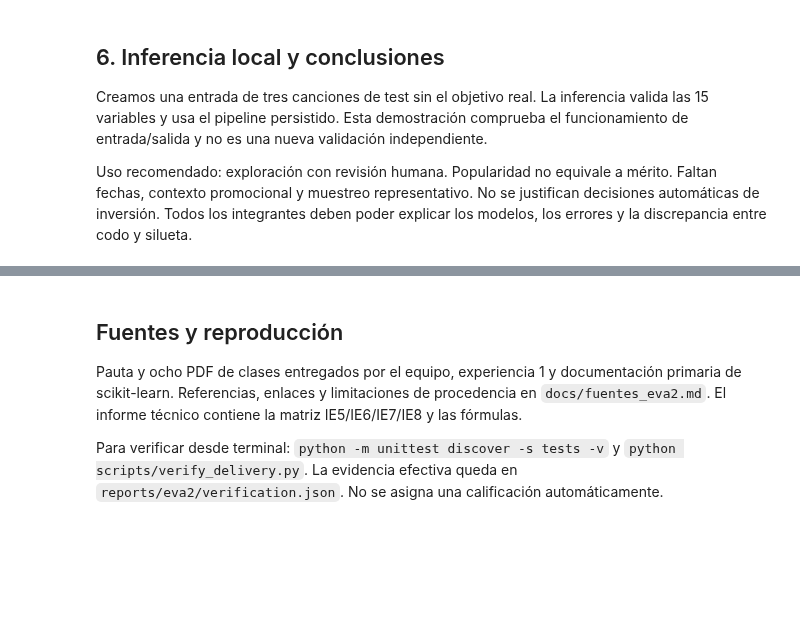
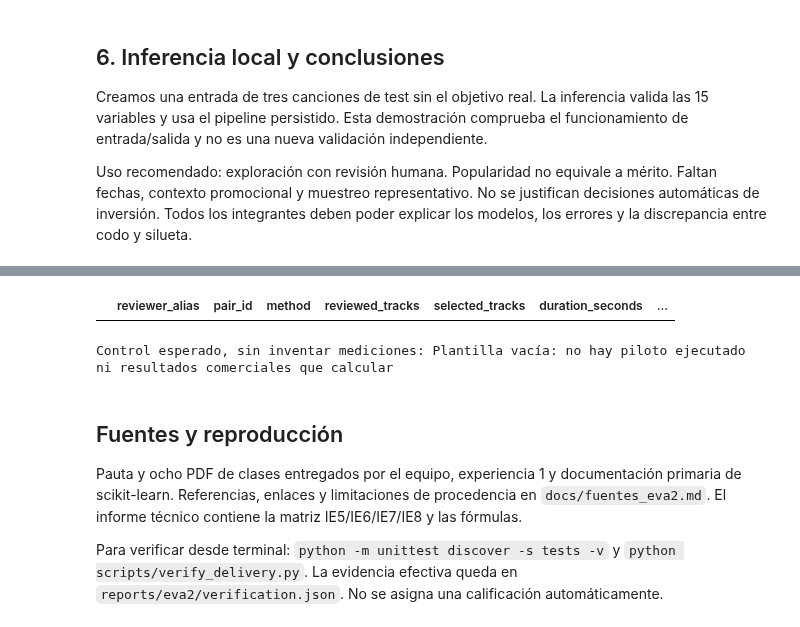
Before and after one commit to benjadiaz112/spotify-tracks-eda, a Jupyter notebook: notebooks/05_proyecto_completo_eva2.ipynb, the cells around one changed output, grey strips where cells are left out. Saved outputs shown, nothing was run; the diff lists cells and outputs as text; code cells hidden in the pictures; blank space fills up the shorter version.

```diff
--- a/notebooks/05_proyecto_completo_eva2.ipynb
+++ b/notebooks/05_proyecto_completo_eva2.ipynb
@@ -397,3 +463,15 @@ El desarrollo completo, fórmulas, decisiones, riesgos y matriz de rúbrica est
+# %%
+from src.eva2.pilot import pilot_metrics
+pilot_template = pd.read_csv(ROOT / 'data/examples/pilot_template.csv')
+display(pilot_template)
+assert pilot_template.empty
+try:
+    pilot_metrics(pilot_template)
+except ValueError as error:
+    print('Control esperado, sin inventar mediciones:', error)
+# %% [output]
+|  | reviewer_alias | pair_id | method | reviewed_tracks | selected_tracks | duration_seconds | ... |
+Control esperado, sin inventar mediciones: Plantilla vacía: no hay piloto ejecutado ni resultados comerciales que calcular
 # %% [markdown]
 ## Fuentes y reproducción
 
```
Also changed, not shown: parts of 8 cells of this notebook, 21 other files.
